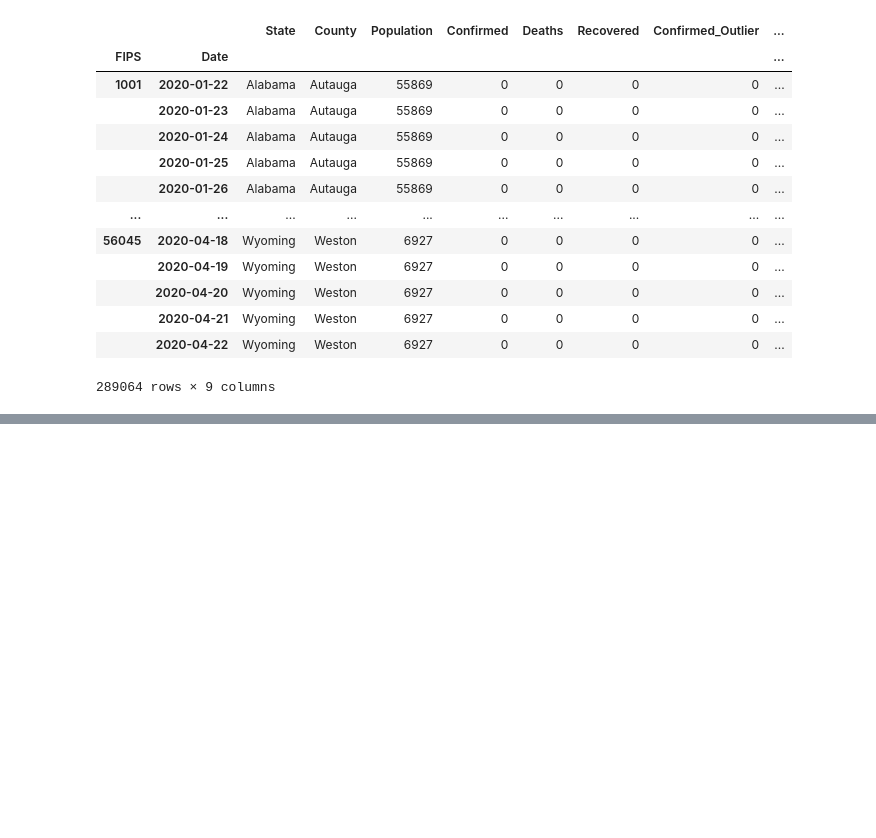
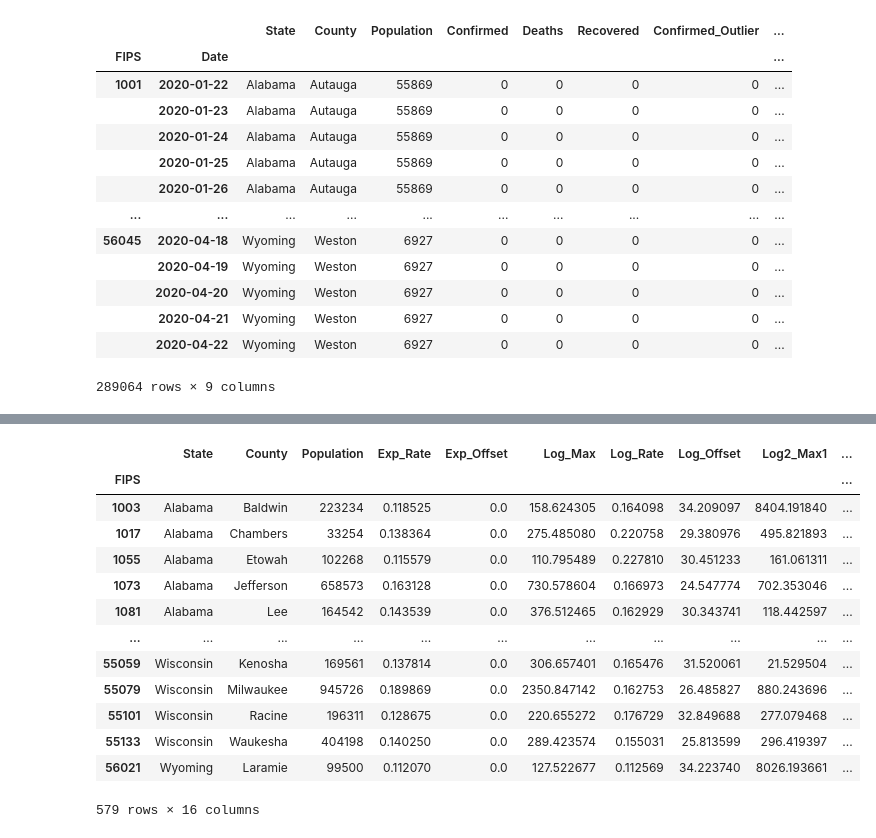
Before and after one commit to CODAIT/covid-notebooks, a Jupyter notebook: bgfs.ipynb, the cells around one changed output, grey strips where cells are left out. Drawn from its saved outputs; the diff is of its cells as text; code cells hidden in the pictures; blank space fills up the shorter version.

```diff
--- a/bgfs.ipynb
+++ b/bgfs.ipynb
@@ -283,7 +334,7 @@ def fit_exponential(ts_col_name: str):
 
     param_names = ("Rate", "Offset")
     initial_guess = (0.1, 1.0)
-    bounds = ((0.0, 1.0), (0.0, float(len(dates))))
+    bounds = ((0.0, 1.0), (0.0, float(len(filtered_dates))))
 
     return curve_fit_df(filtered, ts_col_name, curve_fn,
                         param_names, initial_guess, bounds)
@@ -301,7 +352,7 @@ def fit_logistic(ts_col_name: str):
 
     param_names = ("Max", "Rate", "Offset")
     initial_guess = (1000.0, 0.1, 1.0)
-    bounds = ((0.0, 1e6), (0.0, 1.0), (0.0, float(len(dates))))
+    bounds = ((0.0, 1e6), (0.0, 1.0), (0.0, float(len(filtered_dates))))
 
     return curve_fit_df(filtered, ts_col_name, curve_fn,
                         param_names, initial_guess, bounds)
@@ -351,7 +402,7 @@ def fit_logistic2(ts_col_name: str):
         1000.0, 0.1, 1.0,  # Second logistic function
         10.0, 20.0  # Switchover
     )
-    series_len = len(dates)
+    series_len = len(filtered_dates)
     bounds = (
         (0.0, 1e6), (0.0, 10.0), (0.0, float(series_len)),   # First logistic function
         (0.0, 1e6), (0.0, 10.0), (0.0, float(series_len)),   # Second logistic function
@@ -402,3 +534,38 @@ col_type_mapping = {
 }
 with open("data/us_counties_curves_meta.json", "w") as f:
     json.dump(col_type_mapping, f)
+# %%
+# Combine all of the parameters of the curve into another dataframe and
+# write that dataframe to a second CSV file.
+params = filtered[metadata_cols].copy()
+params["Exp_Rate"] = exp_df["Rate"]
+params["Exp_Offset"] = exp_df["Offset"]
+
+params["Log_Max"] = log_df["Max"]
+params["Log_Rate"] = log_df["Rate"]
+params["Log_Offset"] = log_df["Offset"]
+
+params["Log2_Max1"] = log2_df["Max1"]
+params["Log2_Rate1"] = log2_df["Rate1"]
+params["Log2_Offset1"] = log2_df["Offset1"]
+params["Log2_Max2"] = log2_df["Max2"]
+params["Log2_Rate2"] = log2_df["Rate2"]
+params["Log2_Offset2"] = log2_df["Offset2"]
+params["Log2_Switch_Begin"] = log2_df["Switch_Begin"]
+params["Log2_Switch_End"] = log2_df["Switch_End"]
+params
+# %% [output]
+|  | State | County | Population | Exp_Rate | Exp_Offset | Log_Max | Log_Rate | Log_Offset | Log2_Max1 | ... |
+| FIPS |  |  |  |  |  |  |  |  |  | ... |
+| 1003 | Alabama | Baldwin | 223234 | 0.118525 | 0.0 | 158.624305 | 0.164098 | 34.209097 | 8404.191840 | ... |
+| 1017 | Alabama | Chambers | 33254 | 0.138364 | 0.0 | 275.485080 | 0.220758 | 29.380976 | 495.821893 | ... |
+| 1055 | Alabama | Etowah | 102268 | 0.115579 | 0.0 | 110.795489 | 0.227810 | 30.451233 | 161.061311 | ... |
+| 1073 | Alabama | Jefferson | 658573 | 0.163128 | 0.0 | 730.578604 | 0.166973 | 24.547774 | 702.353046 | ... |
+| 1081 | Alabama | Lee | 164542 | 0.143539 | 0.0 | 376.512465 | 0.162929 | 30.343741 | 118.442597 | ... |
+| ... | ... | ... | ... | ... | ... | ... | ... | ... | ... | ... |
+| 55059 | Wisconsin | Kenosha | 169561 | 0.137814 | 0.0 | 306.657401 | 0.165476 | 31.520061 | 21.529504 | ... |
+| 55079 | Wisconsin | Milwaukee | 945726 | 0.189869 | 0.0 | 2350.847142 | 0.162753 | 26.485827 | 880.243696 | ... |
+| 55101 | Wisconsin | Racine | 196311 | 0.128675 | 0.0 | 220.655272 | 0.176729 | 32.849688 | 277.079468 | ... |
+| 55133 | Wisconsin | Waukesha | 404198 | 0.140250 | 0.0 | 289.423574 | 0.155031 | 25.813599 | 296.419397 | ... |
+| 56021 | Wyoming | Laramie | 99500 | 0.112070 | 0.0 | 127.522677 | 0.112569 | 34.223740 | 8026.193661 | ... |
+579 rows × 16 columns
```
Also changed, not shown: parts of 16 cells of this notebook, 2 other files.
